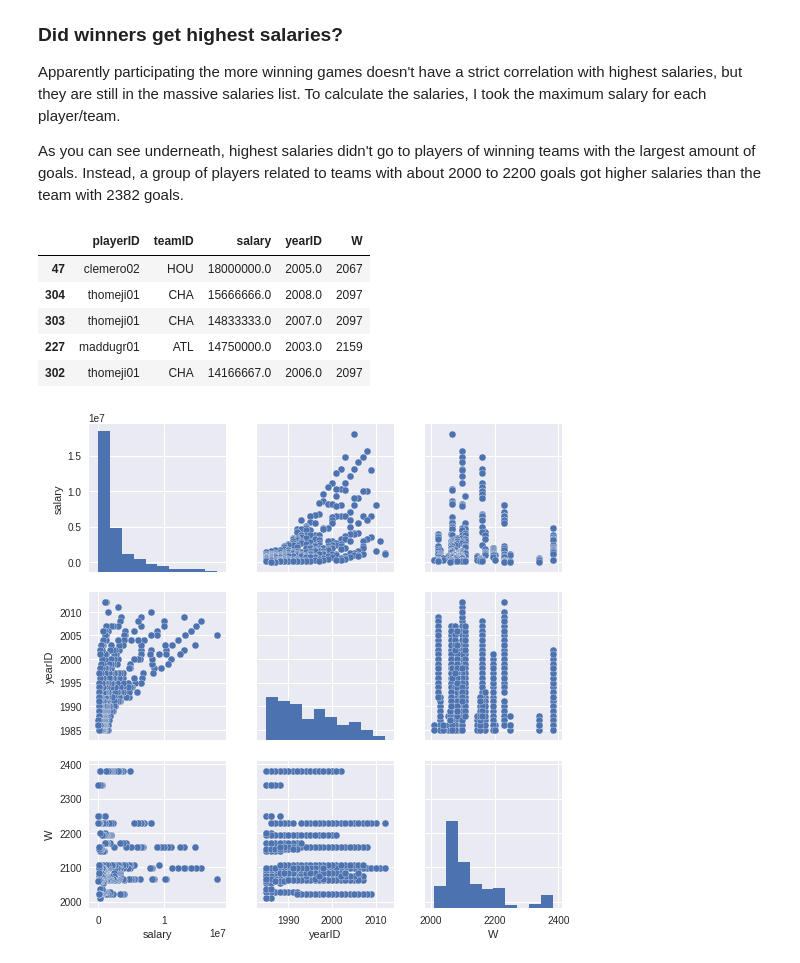
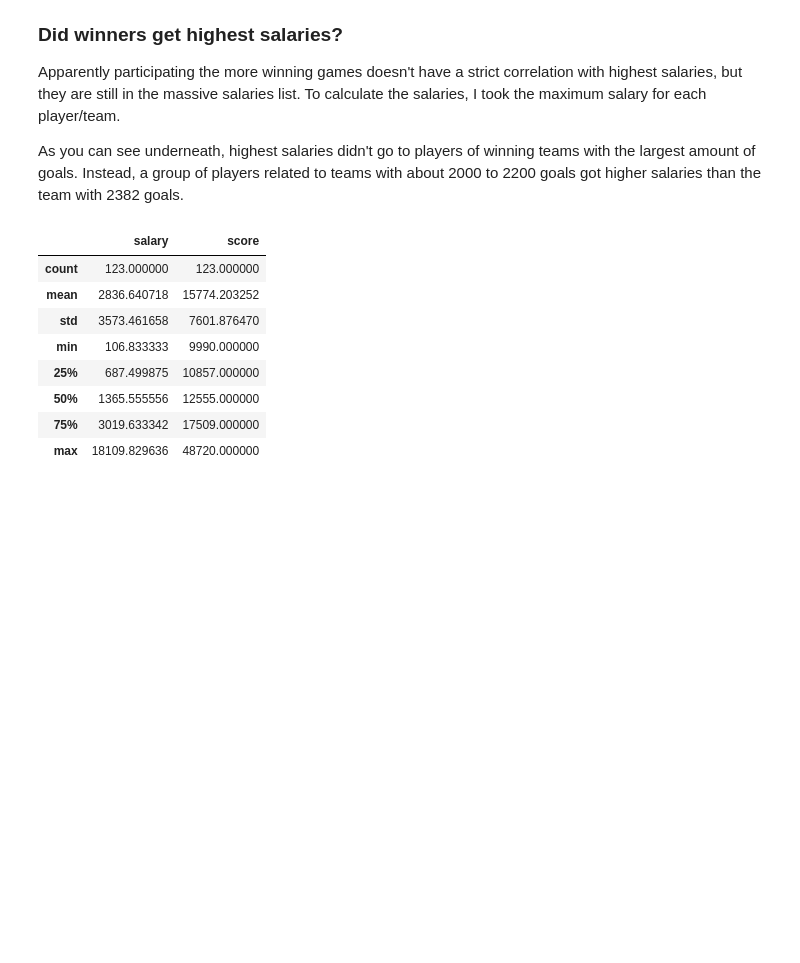
Before and after one commit to davidvartanian/dand-data-analysis-process, a Jupyter notebook: Investigate Data.ipynb, the cells around one changed output. Cells and saved outputs as stored; diff of their text form; code cells hidden in the pictures; blank space fills up the shorter version.

```diff
--- a/Investigate Data.ipynb
+++ b/Investigate Data.ipynb
@@ -208,0 +238,3 @@ Teams by Wins (whole population)
+# %%
+team_losses_total = team_losses_by_year.groupby('teamID', as_index=False)['L'].sum()
+display(team_losses_total.describe())
@@ -290,0 +323,5 @@ sns.barplot(x='', y='', data=players_winners_teams)
+# %%
+players_results = dataframes['Appearances'].merge(teams_results, on='teamID', how='inner').groupby(['playerID'], as_index=False)['W', 'L', 'score'].sum()
+players_appearences = players_results.merge(dataframes['Appearances'].groupby('playerID', as_index=False)['teamID'].count(), on='playerID', how='left')
+best_players_appearences = players_appearences[players_appearences['score'] > players_appearences.quantile(q=0.98)['score']]
+distribution(best_players_appearences['score'].values, color='r')
@@ -305,0 +338,12 @@ winners_schools = winners_with_schools[['playerID', 'nameGiven', 'schoolID', 'ye
+# %%
+def set_to_str(x):
+    x = ','.join([str(c) for c in x])
+    return x
+def set_to_count(x):
+    if str(x) == '{nan}':
+        return 0
+    return len(x)
+schools_of_winners = best_players_appearences.merge(dataframes['CollegePlaying'], on='playerID', how='left')
+best_players_appearences_with_schools = best_players_appearences.merge(schools_of_winners, on='playerID', how='left').groupby('playerID', as_index=False).agg({'schoolID': lambda x: set(x)})
+best_players_appearences_with_schools['school_count'] = best_players_appearences_with_schools['schoolID'].apply(set_to_count)
+display(best_players_appearences_with_schools)
@@ -305,0 +369,4 @@ winners_schools = winners_with_schools[['playerID', 'nameGiven', 'schoolID', 'ye
+# %%
+best_players_with_school_and_score = best_players_appearences.merge(best_players_appearences_with_schools, on='playerID', how='left')
+top19_players = best_players_with_school_and_score[best_players_with_school_and_score['score'] > best_players_with_school_and_score.quantile(q=0.95)['score']]
+display(top19_players)
@@ -324,20 +415,21 @@ To calculate the salaries, I took the maximum salary for each player/team.
 As you can see underneath, highest salaries didn't go to players of winning teams with the largest amount of goals.
 Instead, a group of players related to teams with about 2000 to 2200 goals got higher salaries than the team with 2382 goals.
 # %%
-def calculate_mean_salary(col):
-    count = col.count()
-    return ((1/count)*col['salary'].sum())/1000
-winners_salaries = dataframes['Salaries'].merge(winners, on='playerID', how='right')[['playerID', 'teamID', 'salary', 'yearID', 'W']].dropna().sort_values(['salary'], ascending=False)
-winners_salary_mean_1000x = winners_salaries.groupby('playerID').apply(calculate_mean_salary)
-winners_salary_max = winners_salaries.groupby('playerID').max()
-winners_salary_max.sort_values('salary', ascending=False)
-sns.pairplot(winners_salaries)
-winners_salaries.head()
+def calculate_mean_salary(x):
+    count = len(x)
+    return ((1/count) * np.sum(x)/1000)
+
+winners_salaries = dataframes['Salaries'].merge(best_players_with_school_and_score, on='playerID', how='right')[['playerID', 'salary', 'yearID', 'score']].dropna().sort_values(['salary'], ascending=False)
+winners_salary_mean_1000x = winners_salaries.groupby('playerID', as_index=False).agg({'salary': calculate_mean_salary})
+highest_salaries_players_with_score = winners_salary_mean_1000x.merge(players_results, on='playerID', how='left')
+display(highest_salaries_players_with_score[['salary', 'score']].describe())
 # %% [output]
-|  | playerID | teamID | salary | yearID | W |
-| 47 | clemero02 | HOU | 18000000.0 | 2005.0 | 2067 |
-| 304 | thomeji01 | CHA | 15666666.0 | 2008.0 | 2097 |
-| 303 | thomeji01 | CHA | 14833333.0 | 2007.0 | 2097 |
-| 227 | maddugr01 | ATL | 14750000.0 | 2003.0 | 2159 |
-| 302 | thomeji01 | CHA | 14166667.0 | 2006.0 | 2097 |
+|  | salary | score |
+| count | 123.000000 | 123.000000 |
+| mean | 2836.640718 | 15774.203252 |
+| std | 3573.461658 | 7601.876470 |
+| min | 106.833333 | 9990.000000 |
+| 25% | 687.499875 | 10857.000000 |
+| 50% | 1365.555556 | 12555.000000 |
+| 75% | 3019.633342 | 17509.000000 |
+| max | 18109.829636 | 48720.000000 |
-[figure, removed]
```
Also changed, not shown: parts of 34 cells of this notebook.
